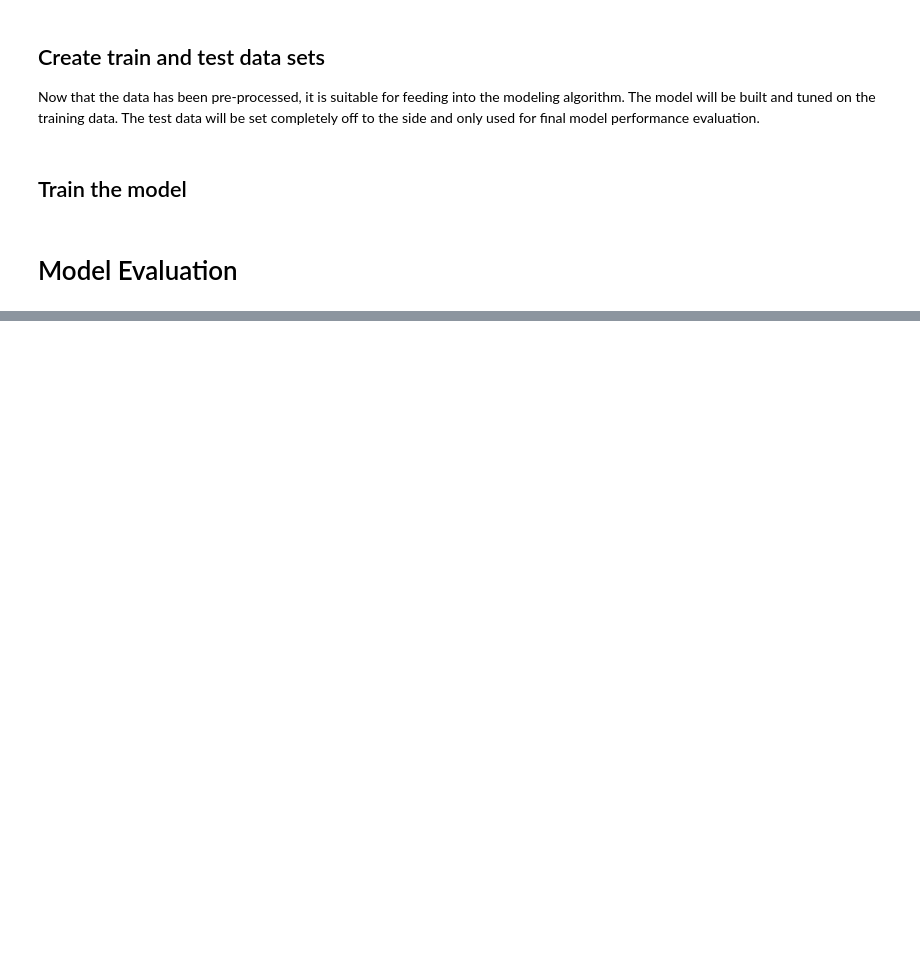
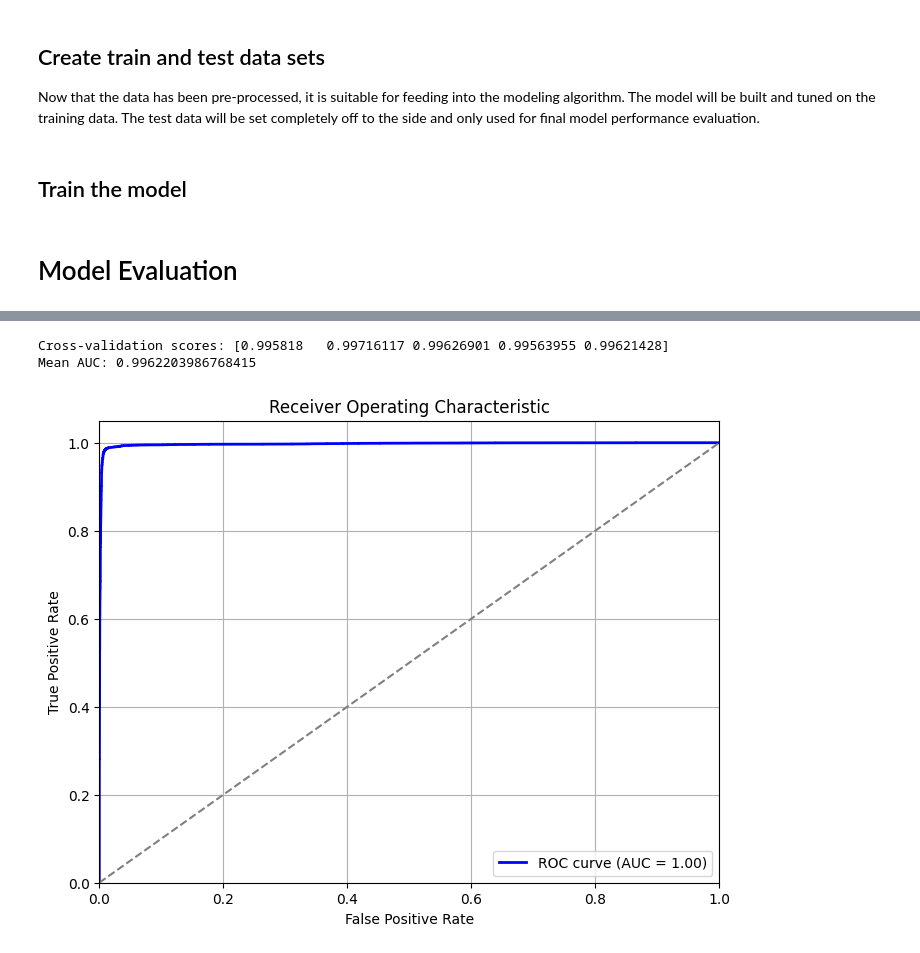
Before and after one commit to jeffjaylacs/data-innovation-days-2025, a Jupyter notebook: forest.ipynb, the cells around one changed output, grey strips where cells are left out. Cells and saved outputs as stored; diff of their text form; code cells hidden in the pictures; blank space fills up the shorter version.

```diff
--- a/forest.ipynb
+++ b/forest.ipynb
@@ -27,3 +53,10 @@ display(df.head(10))
+# %%
+df = pd.read_csv('data-innovation-days-2025/data/train_subset.csv')
+print("The original data contains the following number of rows and columns: ", (df.shape))
+
+# Sample a percentage of the data frame to speed up model training times for this example notebook
+df = df.sample(frac=0.25, random_state=42)  # random_state ensures reproducibility
+display(df.head(10))
 # %% [markdown]
 # Exploratory Data Analysis
 # %% [markdown]
@@ -151,3 +193,5 @@ print(frequency)
+# %%
+df = df.drop(columns=['id'])
 # %% [markdown]
 ### Handling character/string columns
 Many python libraries used for training models require character/string columns to converted to numeric values.  There are 2 primary ways to accomplish this: One-hot encoding or indexing.
@@ -227,0 +302,60 @@ plt.show()
+# %%
+rf_model_tuned = RandomForestClassifier(random_state=42)
+
+# Define the hyperparameter space
+param_dist = {
+    'n_estimators': [25, 50, 100],
+    'max_depth': [5, 10, 15],
+    'min_samples_split': [5, 10],
+    'min_samples_leaf': [2, 4]
+}
+
+# Set up RandomizedSearchCV
+random_search = RandomizedSearchCV(
+    estimator=rf_model_tuned,
+    param_distributions=param_dist,
+    n_iter=7,  # number of random combinations to try
+    cv=5,       # number of cross-validation folds
+    scoring='roc_auc',
+    random_state=42
+)
+
+# Fit the random search
+random_search.fit(X, y)
+
+# Best model from random search
+best_model = random_search.best_estimator_
+
+# Evaluate using cross_val_score
+scores = cross_val_score(best_model, X, y, cv=5, scoring='roc_auc')
+print("Cross-validation scores:", scores)
+print("Mean AUC:", np.mean(scores))
+# %% [output]
+Cross-validation scores: [0.995818   0.99716117 0.99626901 0.99563955 0.99621428]
+Mean AUC: 0.9962203986768415
+# %%
+# Separate features and target from test_df
+X_test = test_df.drop(columns=['class'])
+y_true = test_df['class']
+
+# Generate predicted probabilities for the positive class
+y_proba = best_model.predict_proba(X_test)[:, 1]
+
+# Compute ROC curve and AUC score
+fpr, tpr, _ = roc_curve(y_true, y_proba)
+roc_auc = auc(fpr, tpr)
+
+# Plot ROC curve
+plt.figure(figsize=(8, 6))
+plt.plot(fpr, tpr, color='blue', lw=2, label=f'ROC curve (AUC = {roc_auc:.2f})')
+plt.plot([0, 1], [0, 1], color='gray', linestyle='--')
+plt.xlim([0.0, 1.0])
+plt.ylim([0.0, 1.05])
+plt.xlabel('False Positive Rate')
+plt.ylabel('True Positive Rate')
+plt.title('Receiver Operating Characteristic')
+plt.legend(loc="lower right")
+plt.grid(True)
+plt.show()
+# %% [output]
+[figure, added]
```
Also changed, not shown: parts of 16 cells of this notebook.
